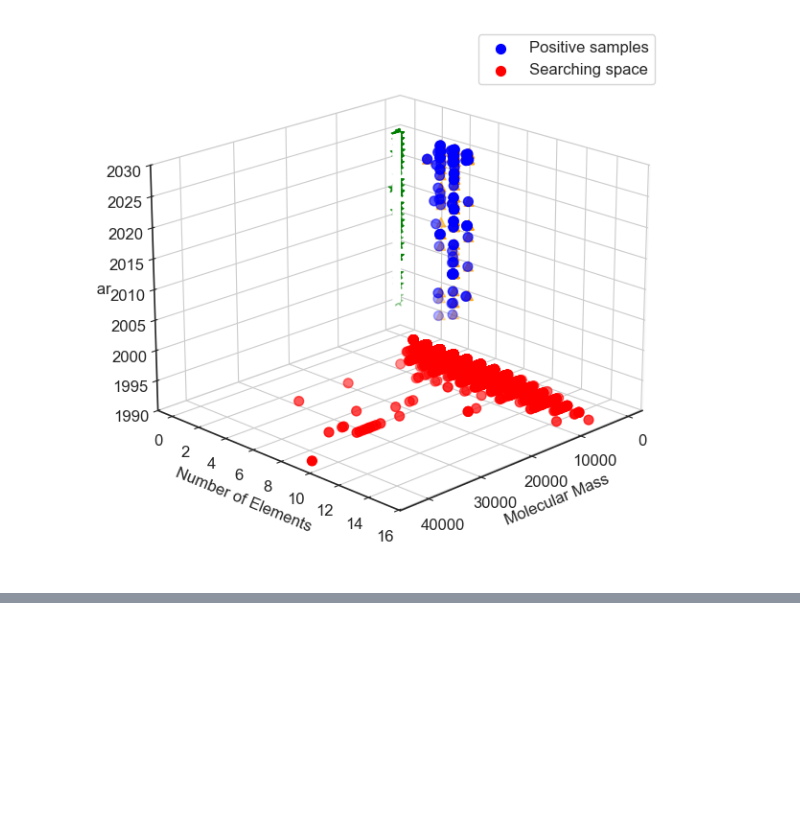
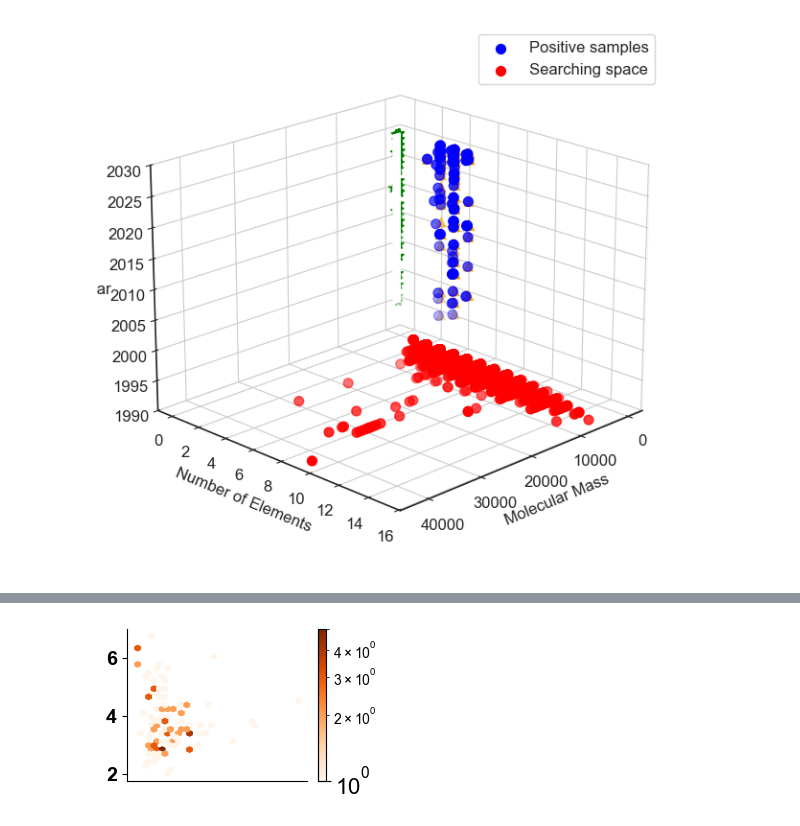
Before and after one commit to HongWxd/ProtoMI, a Jupyter notebook: V3/plot_scripts/plot_fig2.ipynb, the cells around one changed output, grey strips where cells are left out. Saved outputs shown, nothing was run; the diff lists cells and outputs as text; code cells hidden in the pictures; blank space fills up the shorter version.

```diff
--- a/V3/plot_scripts/plot_fig2.ipynb
+++ b/V3/plot_scripts/plot_fig2.ipynb
@@ -507 +510,92 @@ plt.show()
 [figure]
+# %%
+import numpy as np
+import matplotlib.pyplot as plt
+import seaborn as sns
+import pickle
+import matplotlib.patches as mpatches
+from matplotlib.lines import Line2D
+
+# ======================
+# load data
+# ======================
+
+with open('/home/hwx/python_project/test/Boron/V3/plot_data/mass_full.pkl', 'rb') as f:
+    mass_full = np.array(pickle.load(f))
+
+with open('/home/hwx/python_project/test/Boron/V3/plot_data/sa_score_full.pkl', 'rb') as f:
+    sa_score_full = np.array(pickle.load(f))
+
+with open('/home/hwx/python_project/test/Boron/V3/plot_data/mass_partial.pkl', 'rb') as f:
+    mass_partial = np.array(pickle.load(f))
+
+with open('/home/hwx/python_project/test/Boron/V3/plot_data/sa_score_partial.pkl', 'rb') as f:
+    sa_score_partial = np.array(pickle.load(f))
+
+select_idx = np.where(mass_partial <= 6000)[0]
+print('ratio', len(select_idx) / len(mass_partial))
+mass_partial = mass_partial[select_idx]
+sa_score_partial = sa_score_partial[select_idx]
+
+
+
+# ======================
+# plot
+# ======================
+plt.figure(figsize=(3,2))
+plt.rcParams['font.family'] = 'Arial'
+
+# hexbin
+hb = plt.hexbin(
+    mass_full,
+    sa_score_full,
+    gridsize=30,
+    cmap='Oranges',
+    bins='log',
+    mincnt=1
+)
+
+# colorbar
+cb = plt.colorbar(hb)
+cb.ax.tick_params(labelsize=16)
+
+
+# ===== 正确legend方法 =====
+
+hex_color = hb.get_cmap()(0.6)
+
+hex_legend = Line2D(
+    [0], [0],
+    marker='h',   # 六边形
+    color='w',
+    markerfacecolor=hex_color,
+    markersize=12,
+    linestyle='None',
+    label='Searching space molecules'
+)
+
+# scatter legend proxy（圆形）
+scatter_legend = Line2D(
+    [0], [0],
+    marker='o',
+    color='w',
+    markerfacecolor="#DF752F8F",
+    markeredgecolor='black',
+    markersize=8,
+    linestyle='None',
+    label='Positive samples'
+)
+
+
+
+# labels
+
+plt.xticks([])
+plt.yticks(fontsize=14, fontweight='bold')
+
+sns.despine()
+
+plt.tight_layout()
+plt.savefig("../plots/SA_score_vs_mass_positives.svg", dpi=600, bbox_inches="tight")
+plt.show()
+# %% [output]
@@ -507,0 +603 @@ plt.show()
+[figure, added]
```
Also changed, not shown: parts of 2 cells of this notebook, 2 other files.
